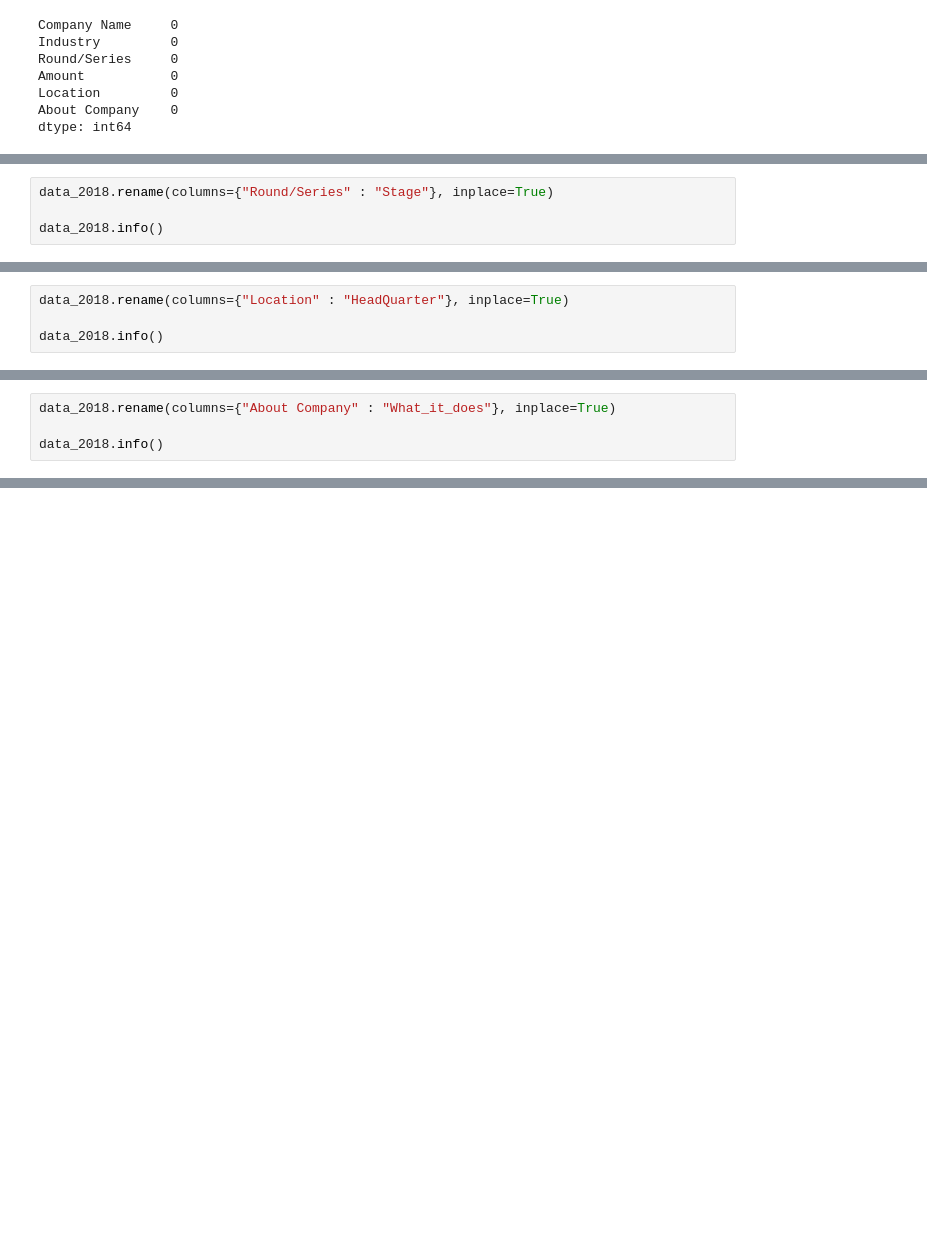
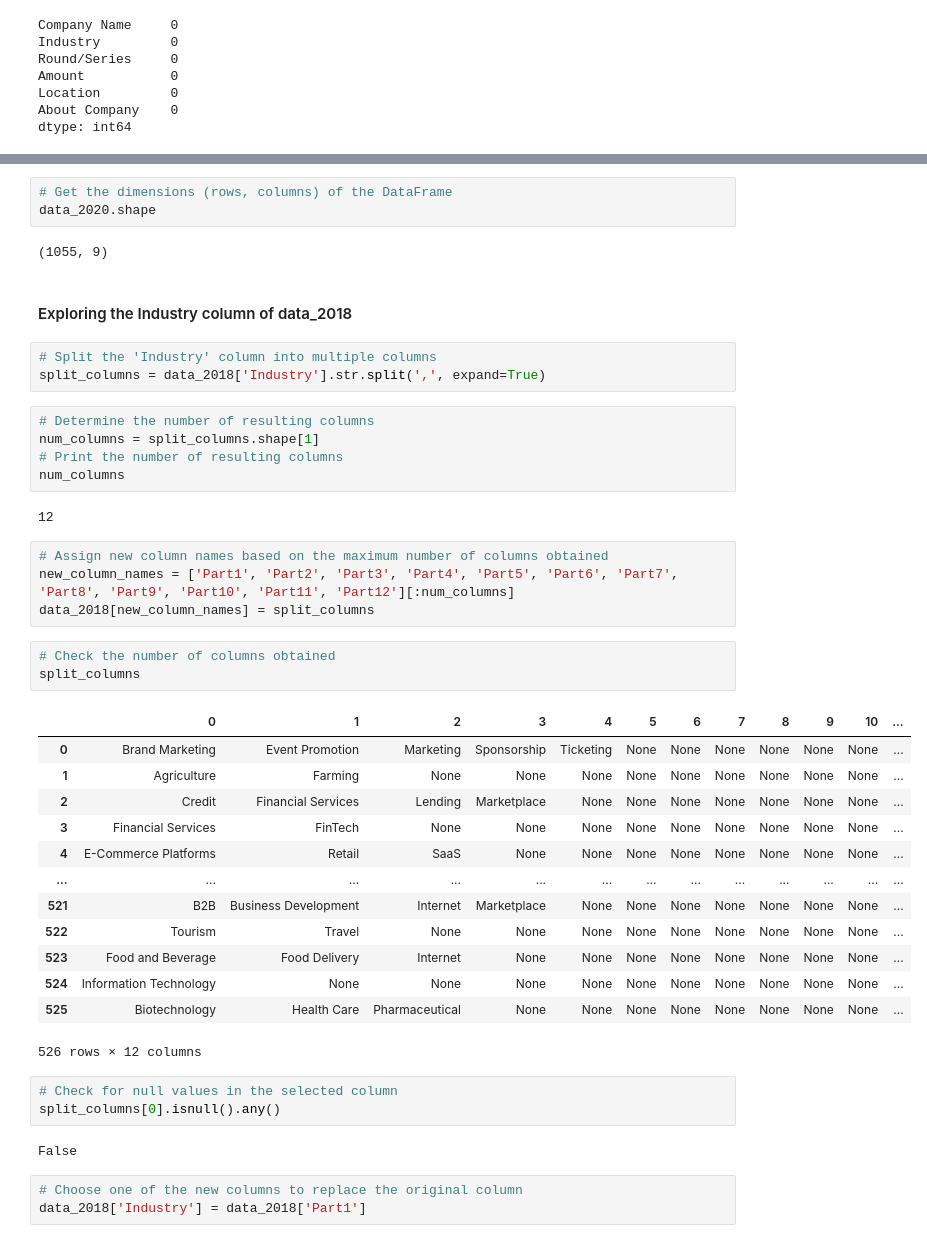
Before and after one commit to Safowaa/India-Start-Up-Funding-Data-Analysis, a Jupyter notebook: Main.ipynb, the cells around one changed output, grey strips where cells are left out. Drawn from its saved outputs; the diff is of its cells as text; blank space fills up the shorter version.

```diff
--- a/Main.ipynb
+++ b/Main.ipynb
@@ -612,4 +324,0 @@ memory usage: 28.9+ KB
-# %%
-data_2018.rename(columns={"Round/Series" : "Stage"}, inplace=True)
-
-data_2018.info()
@@ -631,4 +324,0 @@ memory usage: 28.9+ KB
-# %%
-data_2018.rename(columns={"Location" : "HeadQuarter"}, inplace=True)
-
-data_2018.info()
@@ -672,4 +324,0 @@ memory usage: 7.1+ KB
-# %%
-data_2018.rename(columns={"About Company" : "What_it_does"}, inplace=True)
-
-data_2018.info()
@@ -1178,0 +330,46 @@ combined21_18.to_csv(r"C:\Users\Safowaa\Documents\Azibiafrica\AzubiPython\Indian
+# %%
+# Get the dimensions (rows, columns) of the DataFrame
+data_2020.shape
+# %% [output]
+(1055, 9)
+# %% [markdown]
+#### Exploring the Industry column of data_2018
+# %%
+# Split the 'Industry' column into multiple columns
+split_columns = data_2018['Industry'].str.split(',', expand=True)
+# %%
+# Determine the number of resulting columns
+num_columns = split_columns.shape[1]
+# Print the number of resulting columns
+num_columns
+# %% [output]
+12
+# %%
+# Assign new column names based on the maximum number of columns obtained
+new_column_names = ['Part1', 'Part2', 'Part3', 'Part4', 'Part5', 'Part6', 'Part7', 'Part8', 'Part9', 'Part10', 'Part11', 'Part12'][:num_columns]
+data_2018[new_column_names] = split_columns
+# %%
+# Check the number of columns obtained
+split_columns
+# %% [output]
+|  | 0 | 1 | 2 | 3 | 4 | 5 | 6 | 7 | 8 | 9 | 10 | ... |
+| 0 | Brand Marketing | Event Promotion | Marketing | Sponsorship | Ticketing | None | None | None | None | None | None | ... |
+| 1 | Agriculture | Farming | None | None | None | None | None | None | None | None | None | ... |
+| 2 | Credit | Financial Services | Lending | Marketplace | None | None | None | None | None | None | None | ... |
+| 3 | Financial Services | FinTech | None | None | None | None | None | None | None | None | None | ... |
+| 4 | E-Commerce Platforms | Retail | SaaS | None | None | None | None | None | None | None | None | ... |
+| ... | ... | ... | ... | ... | ... | ... | ... | ... | ... | ... | ... | ... |
+| 521 | B2B | Business Development | Internet | Marketplace | None | None | None | None | None | None | None | ... |
+| 522 | Tourism | Travel | None | None | None | None | None | None | None | None | None | ... |
+| 523 | Food and Beverage | Food Delivery | Internet | None | None | None | None | None | None | None | None | ... |
+| 524 | Information Technology | None | None | None | None | None | None | None | None | None | None | ... |
+| 525 | Biotechnology | Health Care | Pharmaceutical | None | None | None | None | None | None | None | None | ... |
+526 rows × 12 columns
+# %%
+# Check for null values in the selected column
+split_columns[0].isnull().any()
+# %% [output]
+False
+# %%
+# Choose one of the new columns to replace the original column
+data_2018['Industry'] = data_2018['Part1']
```
Also changed, not shown: parts of 132 cells of this notebook, 2 other files.
